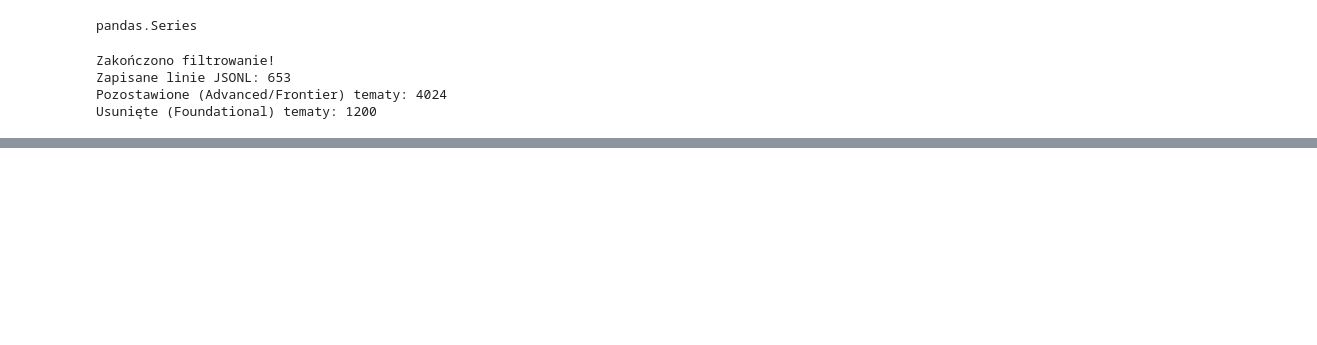
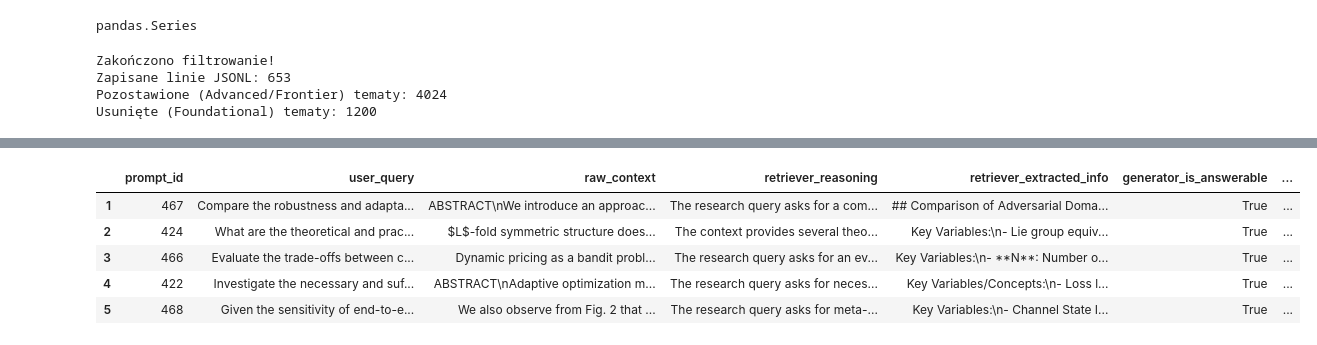
Before and after one commit to ai-research-assistant-pwr/Agents, a Jupyter notebook: notebooks/test.ipynb, the cells around one changed output, grey strips where cells are left out. Cells and saved outputs as stored; diff of their text form; code cells hidden in the pictures; blank space fills up the shorter version.

```diff
--- a/notebooks/test.ipynb
+++ b/notebooks/test.ipynb
@@ -96,0 +148,10 @@ Usunięte (Foundational) tematy: 1200
+# %%
+df_answerable = df[df['generator_is_answerable'] == True]
+df_answerable.head()
+# %% [output]
+|  | prompt_id | user_query | raw_context | retriever_reasoning | retriever_extracted_info | generator_is_answerable | ... |
+| 1 | 467 | Compare the robustness and adapta... | ABSTRACT\nWe introduce an approac... | The research query asks for a com... | ## Comparison of Adversarial Doma... | True | ... |
+| 2 | 424 | What are the theoretical and prac... | $L$-fold symmetric structure does... | The context provides several theo... | Key Variables:\n- Lie group equiv... | True | ... |
+| 3 | 466 | Evaluate the trade-offs between c... | Dynamic pricing as a bandit probl... | The research query asks for an ev... | Key Variables:\n- **N**: Number o... | True | ... |
+| 4 | 422 | Investigate the necessary and suf... | ABSTRACT\nAdaptive optimization m... | The research query asks for neces... | Key Variables/Concepts:\n- Loss l... | True | ... |
+| 5 | 468 | Given the sensitivity of end-to-e... | We also observe from Fig. 2 that ... | The research query asks for meta-... | Key Variables:\n- Channel State I... | True | ... |
```
Also changed, not shown: parts of 3 cells of this notebook, 4 other files.
